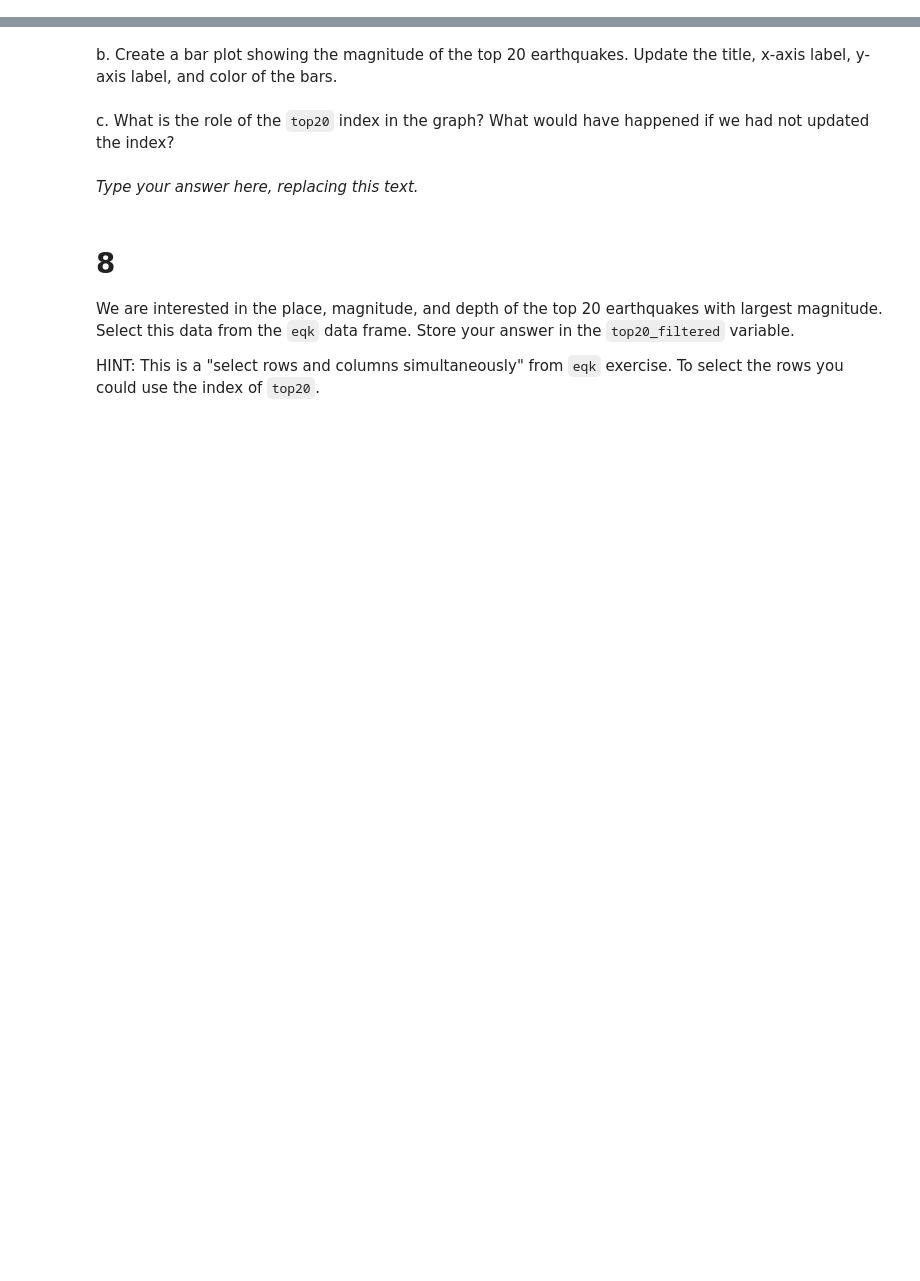
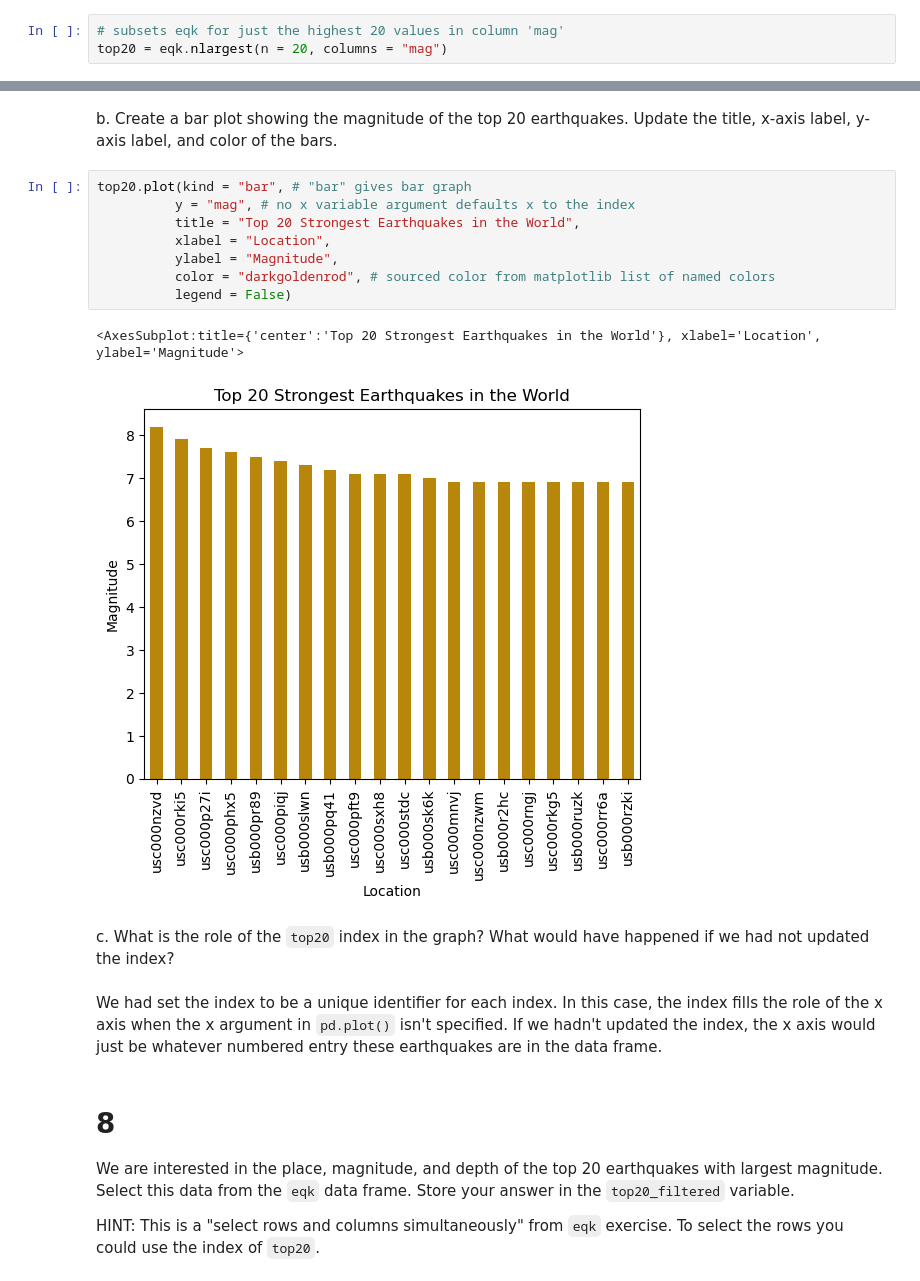
Before and after one commit to silkieMoth/eds220-hwk1, a Jupyter notebook: hwk1-task3-earthquakes-COHEN.ipynb, the cells around one changed output, grey strips where cells are left out. Cells and saved outputs as stored; diff of their text form; blank space fills up the shorter version.

```diff
--- a/hwk1-task3-earthquakes-COHEN.ipynb
+++ b/hwk1-task3-earthquakes-COHEN.ipynb
@@ -176,3 +168,6 @@ top20 = ...
+# %%
+# subsets eqk for just the highest 20 values in column 'mag'
+top20 = eqk.nlargest(n = 20, columns = "mag")
 # %%
 # View the dataframe
 top20
@@ -180,14 +194,25 @@ top20
 <!-- BEGIN QUESTION -->
 
 b. Create a bar plot showing the magnitude of the top 20 earthquakes. Update the title, x-axis label, y-axis label, and color of the bars.
+# %%
+top20.plot(kind = "bar", # "bar" gives bar graph
+          y = "mag", # no x variable argument defaults x to the index
+          title = "Top 20 Strongest Earthquakes in the World",
+          xlabel = "Location",
+          ylabel = "Magnitude",
+          color = "darkgoldenrod", # sourced color from matplotlib list of named colors
+          legend = False)
+# %% [output]
+<AxesSubplot:title={'center':'Top 20 Strongest Earthquakes in the World'}, xlabel='Location', ylabel='Magnitude'>
+[figure, added]
 # %% [markdown]
 <!-- END QUESTION -->
 
 <!-- BEGIN QUESTION -->
 
 c. What is the role of the `top20` index in the graph? What would have happened if we had not updated the index?
-# %% [markdown]
-_Type your answer here, replacing this text._
+# %% [markdown]
+We had set the index to be a unique identifier for each index. In this case, the index fills the role of the x axis when the x argument in `pd.plot()` isn't specified. If we hadn't updated the index, the x axis would just be whatever numbered entry these earthquakes are in the data frame.
 # %% [markdown]
 <!-- END QUESTION -->
 
```
Also changed, not shown: parts of 7 cells of this notebook.
